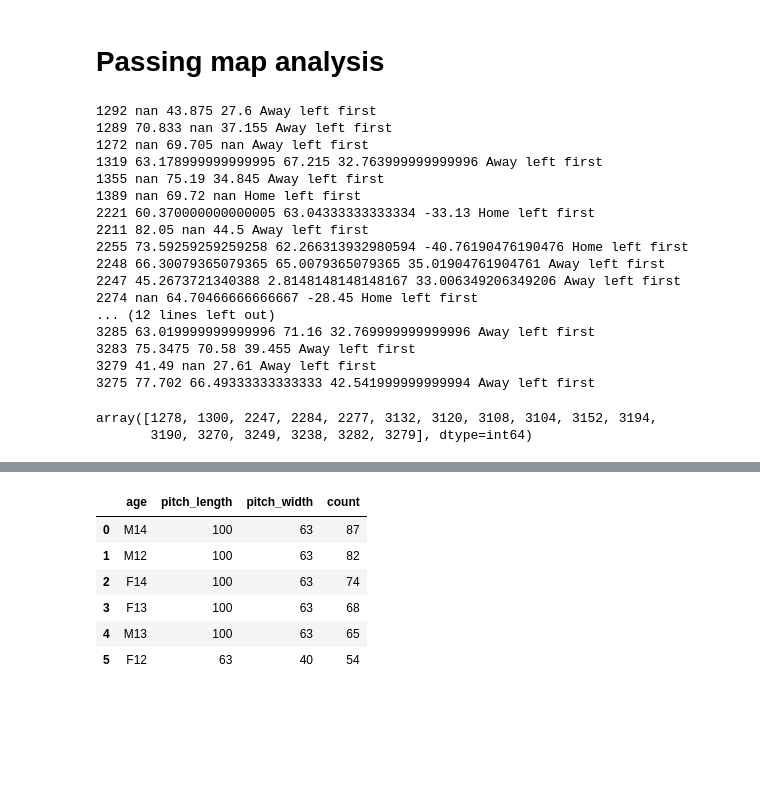
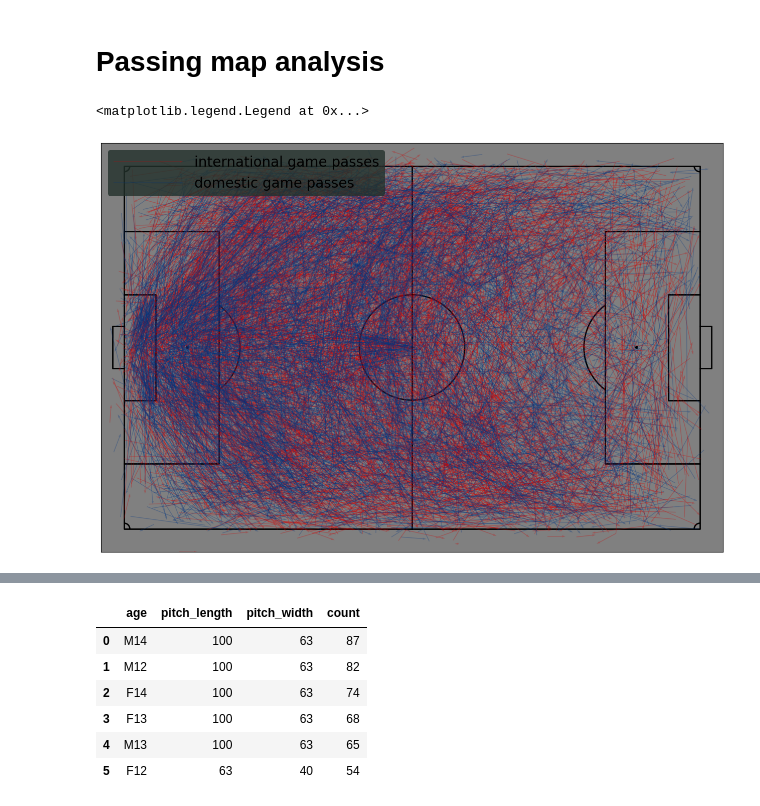
Before and after one commit to konstanyman/thesis_analysis, a Jupyter notebook: processing/pass_maps.ipynb, the cells around one changed output, grey strips where cells are left out. Saved outputs shown, nothing was run; the diff lists cells and outputs as text; code cells hidden in the pictures; blank space fills up the shorter version.

```diff
--- a/processing/pass_maps.ipynb
+++ b/processing/pass_maps.ipynb
@@ -20,36 +17,0 @@ df_passes = df[df['event_type'] == 'Shot']
-# %%
-for match_id in df_passes['match_id'].unique():
-    match_home_mask_1 = (df_passes.match_id == match_id) & (df_passes.team == 'Home') & (df_passes.period == 1)
-    shot_avg_x_1 = df_passes.loc[match_home_mask_1, 'start_position_x'].mean()
-    match_home_mask_2 = (df_passes.match_id == match_id) & (df_passes.team == 'Home') & (df_passes.period == 2)
-    shot_avg_x_2 = df_passes.loc[match_home_mask_2, 'start_position_x'].mean()
-
-
-    match_away_mask_1 = (df_passes.match_id == match_id) & (df_passes.team == 'Away') & (df_passes.period == 1)
-    a_shot_avg_x_1 = df_passes.loc[match_away_mask_1, 'start_position_x'].mean()
-    match_away_mask_2 = (df_passes.match_id == match_id) & (df_passes.team == 'Away') & (df_passes.period == 2)
-    a_shot_avg_x_2 = df_passes.loc[match_away_mask_2, 'start_position_x'].mean()
-
-    if abs(shot_avg_x_2-shot_avg_x_1) > 40 or abs(a_shot_avg_x_2-a_shot_avg_x_1) > 40:
-        if shot_avg_x_1 < 0 or a_shot_avg_x_1 > 0:
-            print(match_id, abs(shot_avg_x_2-shot_avg_x_1), abs(a_shot_avg_x_2-a_shot_avg_x_1), shot_avg_x_1, "Home left first")
-        else:
-            print(match_id, abs(shot_avg_x_2-shot_avg_x_1), abs(a_shot_avg_x_2-a_shot_avg_x_1), shot_avg_x_1, "Away left first")
-# %% [output]
-1292 nan 43.875 27.6 Away left first
-1289 70.833 nan 37.155 Away left first
-1272 nan 69.705 nan Away left first
-1319 63.178999999999995 67.215 32.763999999999996 Away left first
-1355 nan 75.19 34.845 Away left first
-1389 nan 69.72 nan Home left first
-2221 60.370000000000005 63.04333333333334 -33.13 Home left first
-2211 82.05 nan 44.5 Away left first
-2255 73.59259259259258 62.266313932980594 -40.76190476190476 Home left first
-2248 66.30079365079365 65.0079365079365 35.01904761904761 Away left first
-2247 45.2673721340388 2.8148148148148167 33.006349206349206 Away left first
-2274 nan 64.70466666666667 -28.45 Home left first
-... (12 lines left out)
-3285 63.019999999999996 71.16 32.769999999999996 Away left first
-3283 75.3475 70.58 39.455 Away left first
-3279 41.49 nan 27.61 Away left first
-3275 77.702 66.49333333333333 42.541999999999994 Away left first
@@ -83,5 +17,0 @@ for match_id in df_passes['match_id'].unique():
-# %%
-df.loc[(df['event_type'] == 'Shot') & (df['team'] == 'Home') & (df['start_position_x'] < -10), 'match_id'].unique()
-# %% [output]
-array([1278, 1300, 2247, 2284, 2277, 3132, 3120, 3108, 3104, 3152, 3194,
-       3190, 3270, 3249, 3238, 3282, 3279], dtype=int64)
@@ -87,0 +37,23 @@ array([1278, 1300, 2247, 2284, 2277, 3132, 3120, 3108, 3104, 3152, 3194,
+# %%
+# Plot the completed passes
+pitch = create_pitch()
+
+fig, ax = pitch.draw(figsize=(16, 11), constrained_layout=True, tight_layout=False)  # Adjust figure size
+
+df_passes_home_m14_int = df.loc[(df['event_type'] == 'Pass') & (df['result'] == 'Successful') & (df['team'] == 'Home') & (df['age'] == 'M14') & (df['int_level'] == 1)]
+df_passes_home_m14_dom = df.loc[(df['event_type'] == 'Pass') & (df['result'] == 'Successful') & (df['team'] == 'Home') & (df['age'] == 'M14') & (df['int_level'] == 0)]
+
+# Plot the completed passes
+pitch.arrows(df_passes_home_m14_int.start_position_x, df_passes_home_m14_int.start_position_y,
+             df_passes_home_m14_int.end_position_x, df_passes_home_m14_int.end_position_y,
+             width=1, color='#d50000', alpha=0.3, ax=ax, label='international game passes')
+
+pitch.arrows(df_passes_home_m14_dom.start_position_x, df_passes_home_m14_dom.start_position_y,
+             df_passes_home_m14_dom.end_position_x, df_passes_home_m14_dom.end_position_y,
+             width=1, color='#003580', alpha=0.3, ax=ax, label='domestic game passes')
+
+# Set up the legend
+ax.legend(facecolor='#22312b', handlelength=5, edgecolor='None', fontsize=20, loc='upper left')
+# %% [output]
+<matplotlib.legend.Legend at 0x...>
+[figure, added]
```
Also changed, not shown: parts of 8 cells of this notebook, 2 other files.
